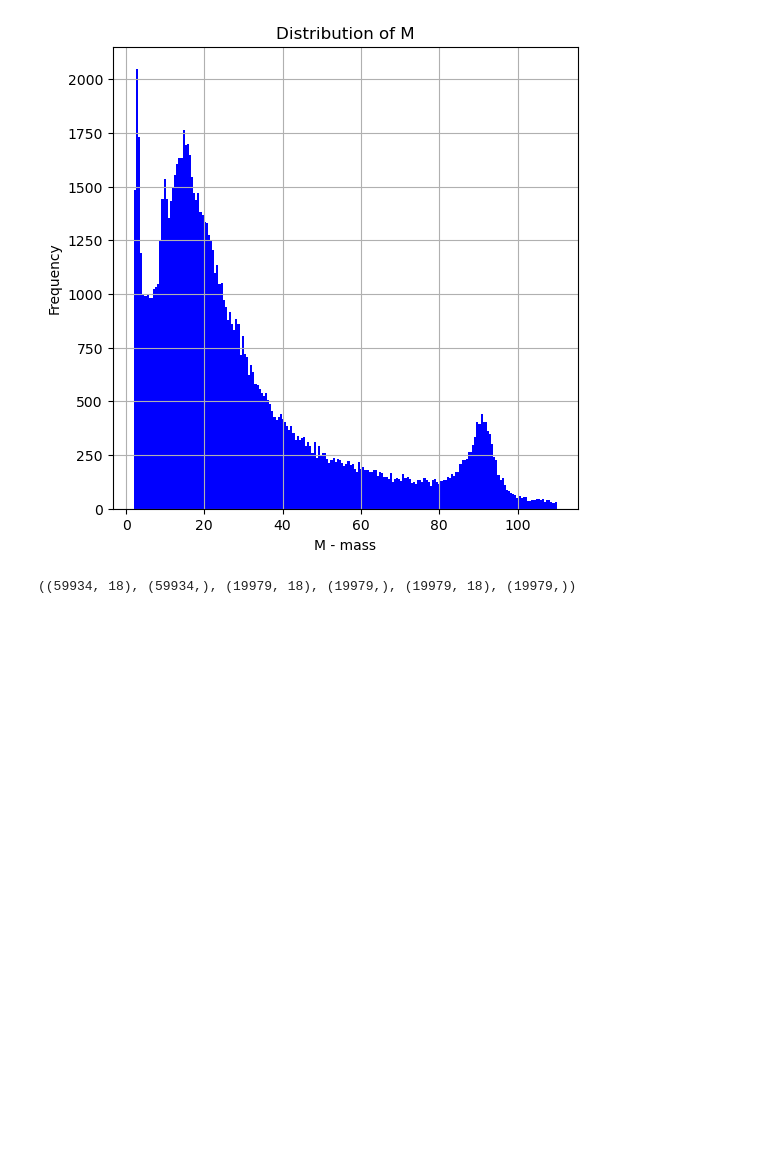
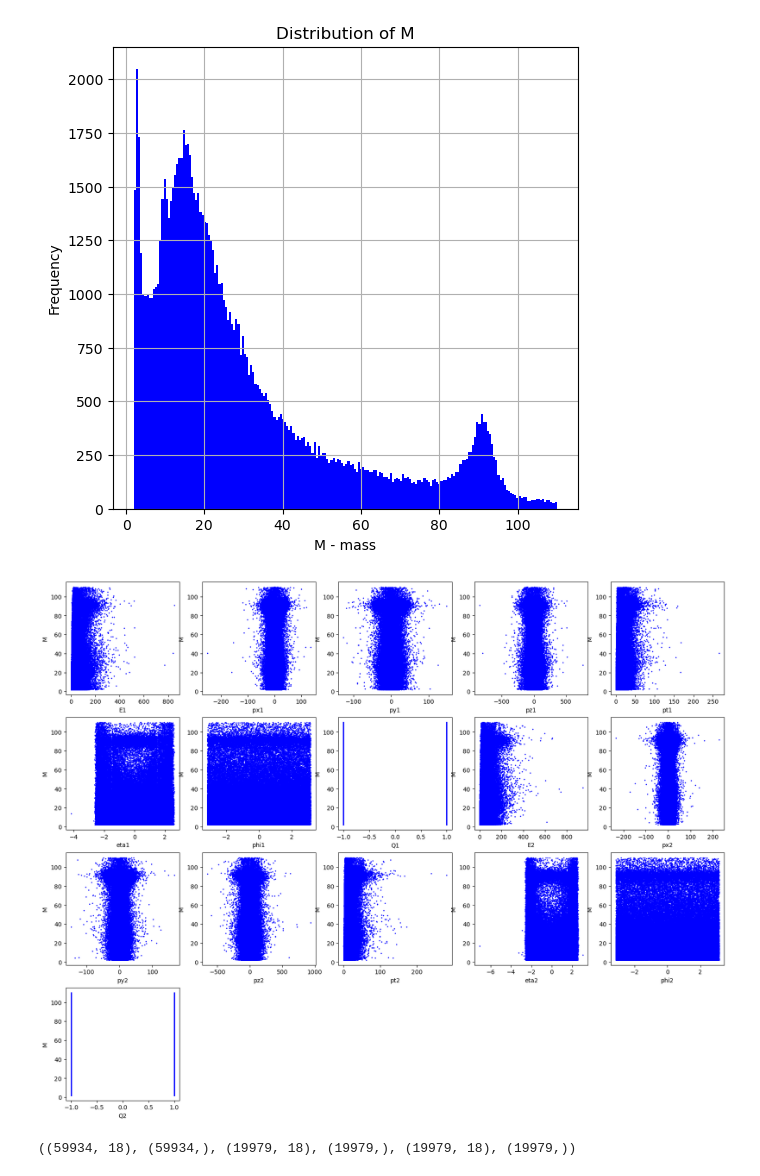
Before and after one commit to DimitrisGkoutzounis/Machine-Learning-Electron-Mass-Prediction, a Jupyter notebook: main.ipynb, the cells around one changed output. Saved outputs shown, nothing was run; the diff lists cells and outputs as text; code cells hidden in the pictures; blank space fills up the shorter version.

```diff
--- a/main.ipynb
+++ b/main.ipynb
@@ -120,6 +134,17 @@ plt.show()
 # generate data
 features = df.drop(['M'], axis=1).to_numpy()
 labels = df.M.to_numpy()
+# %%
+#create a scatte plot between M and each feature
+plt.figure(figsize=(20,20))
+for i in range(0, features.shape[1]):
+    plt.subplot(5, 5, i+1)
+    plt.scatter(features[:,i], labels, color='blue', s=1)
+    plt.xlabel(df.columns[i])
+    plt.ylabel('M')
+plt.show()
+# %% [output]
+[figure, added]
 # %%
 # split data into train, test and validation sets
 X, X_test, y, y_test = train_test_split(features, labels, test_size=0.2,train_size=0.8)
```
Also changed, not shown: parts of 4 cells of this notebook.
